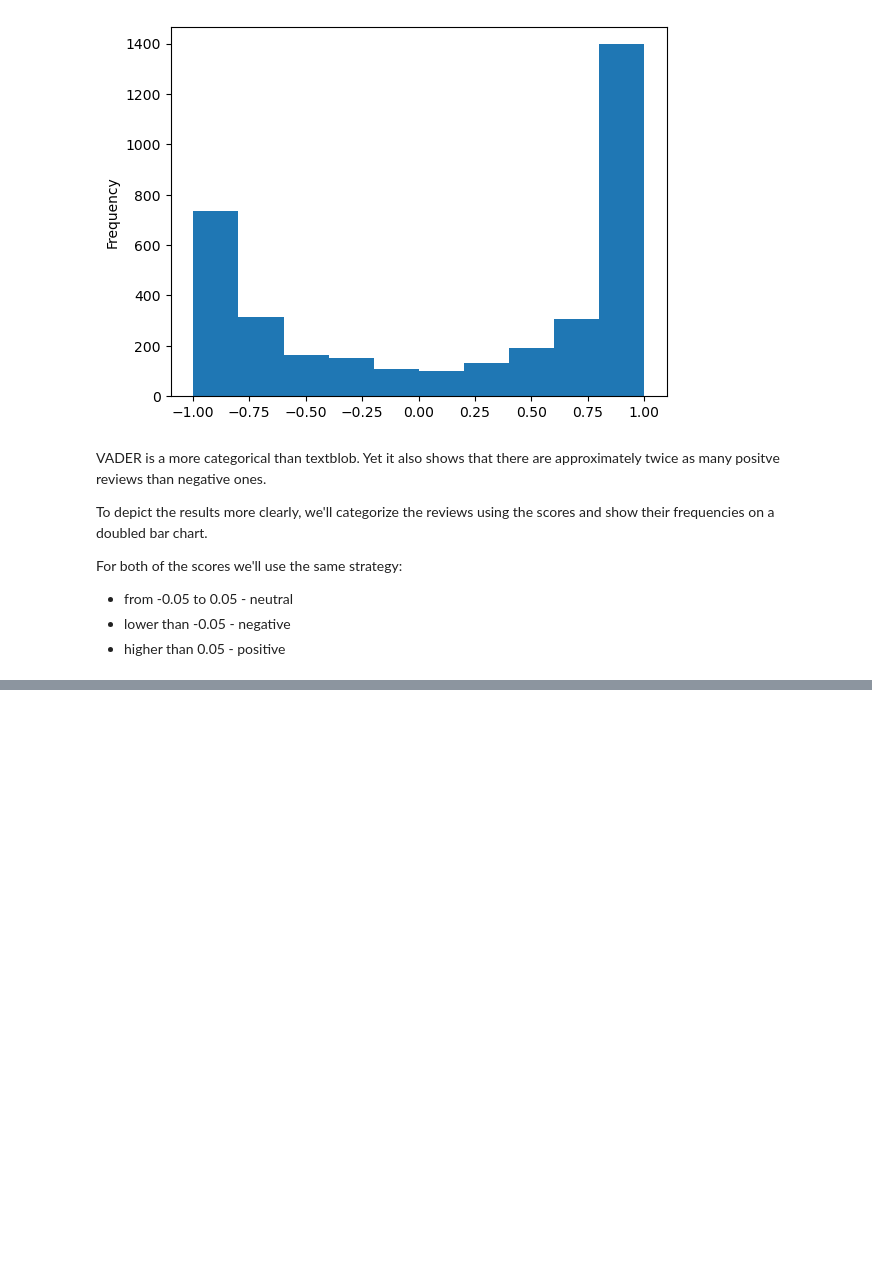
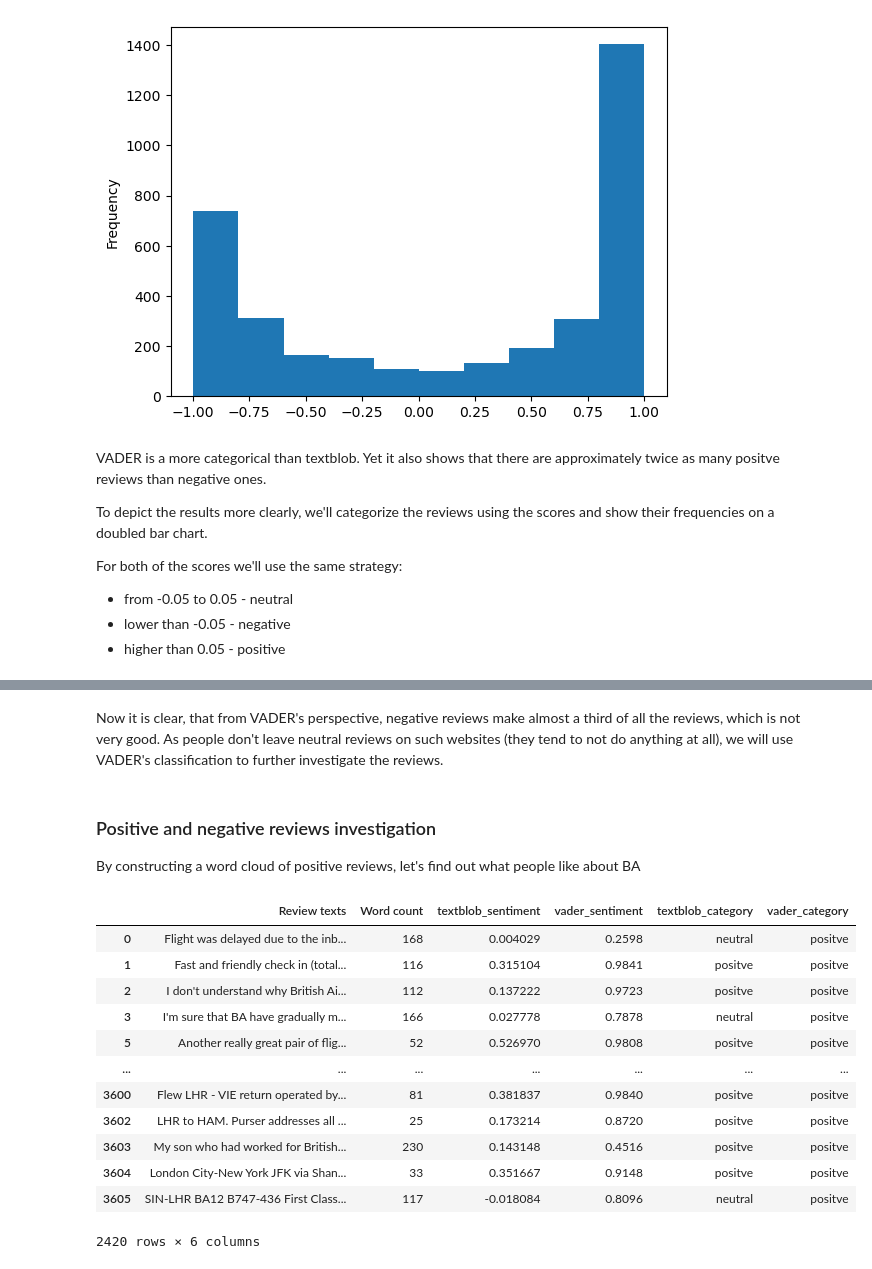
Before and after one commit to sersldmir/forage_collection, a Jupyter notebook: br_project.ipynb, the cells around one changed output, grey strips where cells are left out. Cells and saved outputs as stored; diff of their text form; code cells hidden in the pictures; blank space fills up the shorter version.

```diff
--- a/br_project.ipynb
+++ b/br_project.ipynb
@@ -253,0 +267,23 @@ plt.show()
+# %% [markdown]
+Now it is clear, that from VADER's perspective, negative reviews make almost a third of all the reviews, which is not very good. As people don't leave neutral reviews on such websites (they tend to not do anything at all), we will use VADER's classification to further investigate the reviews.
+# %% [markdown]
+### Positive and negative reviews investigation
+
+By constructing a word cloud of positive reviews, let's find out what people like about BA
+# %%
+positive_reviews = review_df[review_df["vader_category"]=="positve"]
+positive_reviews
+# %% [output]
+|  | Review texts | Word count | textblob_sentiment | vader_sentiment | textblob_category | vader_category |
+| 0 | Flight was delayed due to the inb... | 168 | 0.004029 | 0.2598 | neutral | positve |
+| 1 | Fast and friendly check in (total... | 116 | 0.315104 | 0.9841 | positve | positve |
+| 2 | I don't understand why British Ai... | 112 | 0.137222 | 0.9723 | positve | positve |
+| 3 | I'm sure that BA have gradually m... | 166 | 0.027778 | 0.7878 | neutral | positve |
+| 5 | Another really great pair of flig... | 52 | 0.526970 | 0.9808 | positve | positve |
+| ... | ... | ... | ... | ... | ... | ... |
+| 3600 | Flew LHR - VIE return operated by... | 81 | 0.381837 | 0.9840 | positve | positve |
+| 3602 | LHR to HAM. Purser addresses all ... | 25 | 0.173214 | 0.8720 | positve | positve |
+| 3603 | My son who had worked for British... | 230 | 0.143148 | 0.4516 | positve | positve |
+| 3604 | London City-New York JFK via Shan... | 33 | 0.351667 | 0.9148 | positve | positve |
+| 3605 | SIN-LHR BA12 B747-436 First Class... | 117 | -0.018084 | 0.8096 | neutral | positve |
+2420 rows × 6 columns
```
Also changed, not shown: parts of 21 cells of this notebook.
